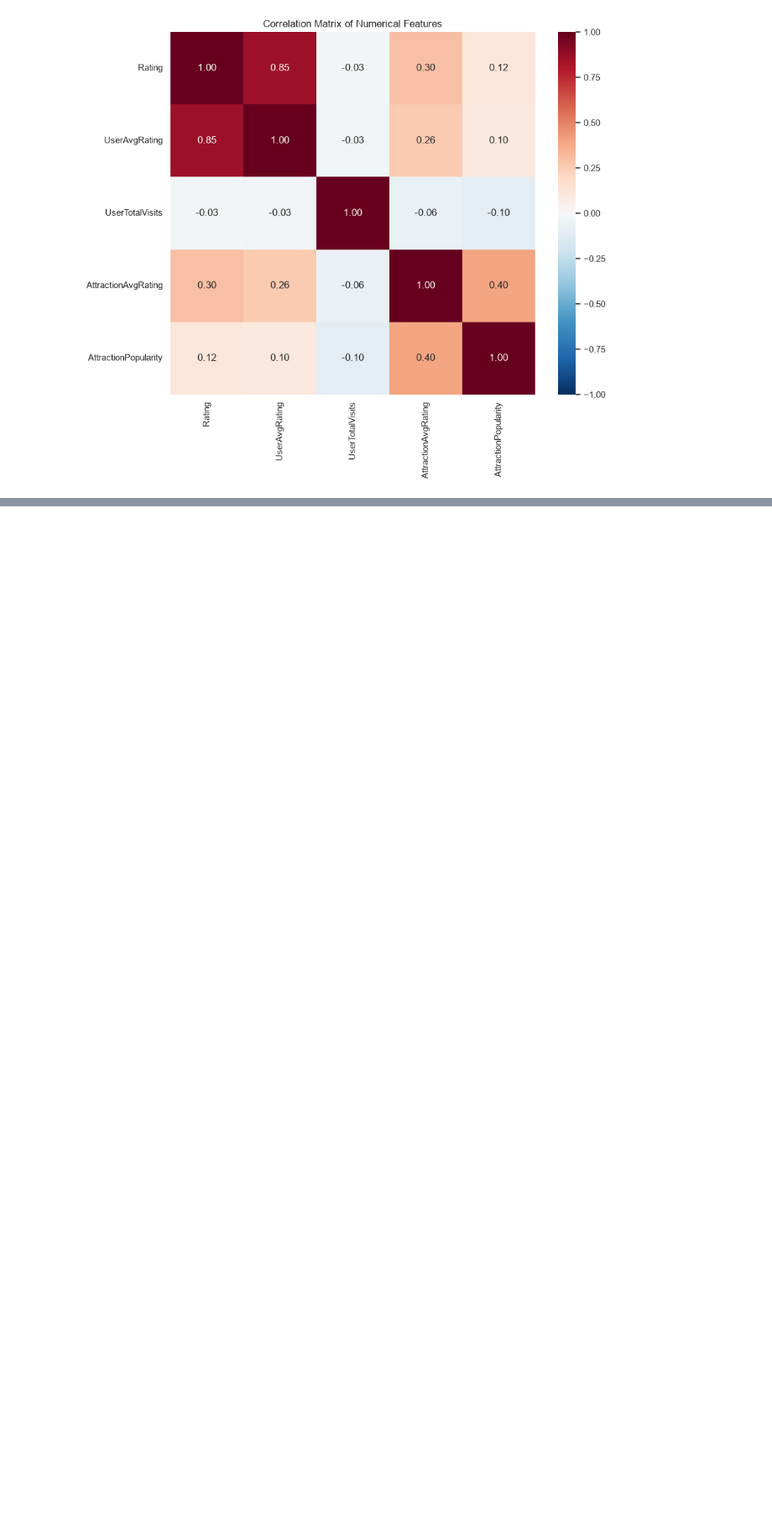
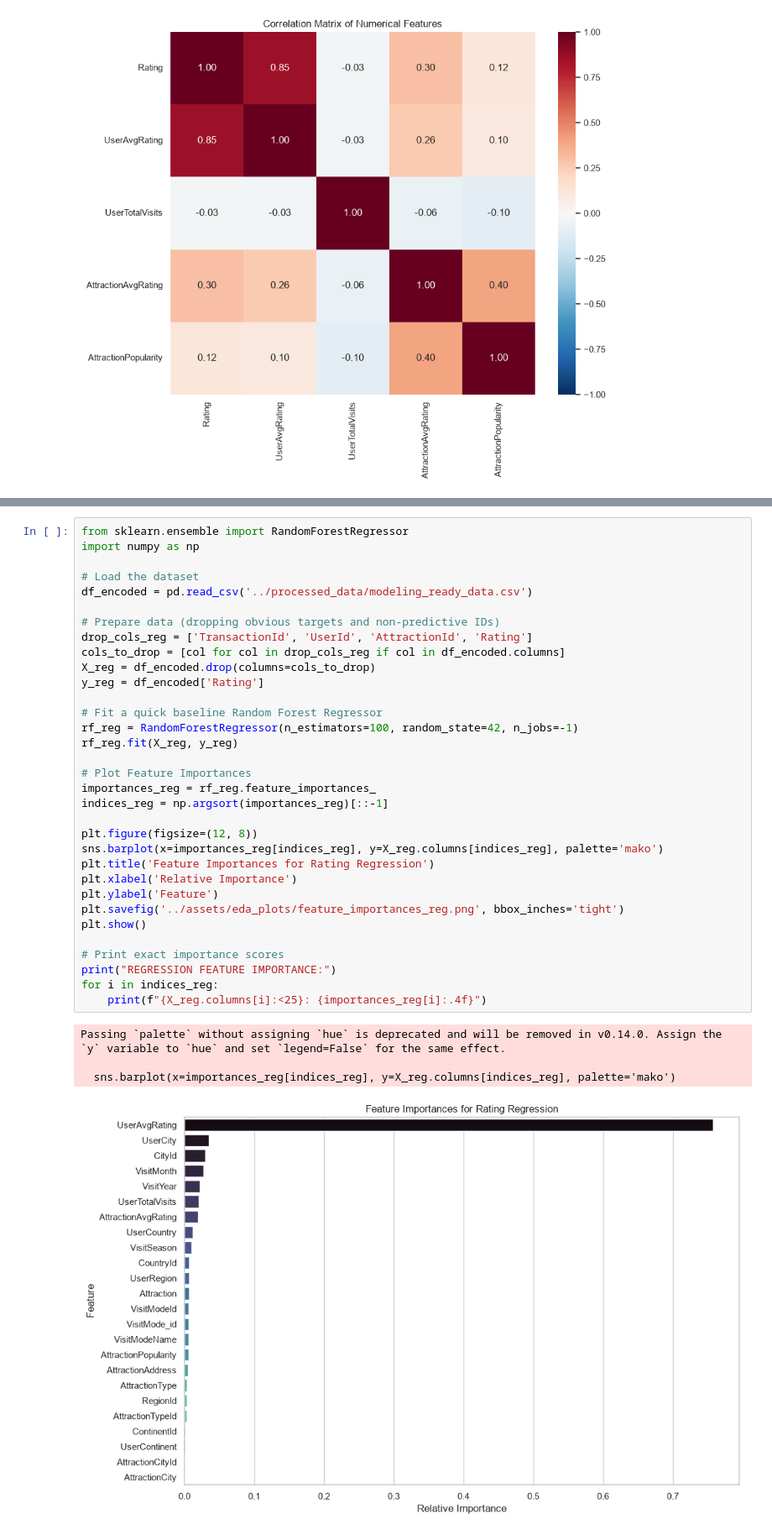
Before and after one commit to nathdhiman005-svg/Tourism-Experience-Analytics-Classification_Prediction_and-Recommendation-System, a Jupyter notebook: notebooks/02_EDA.ipynb, the cells around one changed output, grey strips where cells are left out. Shown at 84% size. Cells and saved outputs as stored; diff of their text form; blank space fills up the shorter version.

```diff
--- a/notebooks/02_EDA.ipynb
+++ b/notebooks/02_EDA.ipynb
@@ -157,0 +161,38 @@ plt.show()
+# %%
+from sklearn.ensemble import RandomForestRegressor
+import numpy as np
+
+# Load the dataset
+df_encoded = pd.read_csv('../processed_data/modeling_ready_data.csv')
+
+# Prepare data (dropping obvious targets and non-predictive IDs)
+drop_cols_reg = ['TransactionId', 'UserId', 'AttractionId', 'Rating']
+cols_to_drop = [col for col in drop_cols_reg if col in df_encoded.columns]
+X_reg = df_encoded.drop(columns=cols_to_drop)
+y_reg = df_encoded['Rating']
+
+# Fit a quick baseline Random Forest Regressor
+rf_reg = RandomForestRegressor(n_estimators=100, random_state=42, n_jobs=-1)
+rf_reg.fit(X_reg, y_reg)
+
+# Plot Feature Importances
+importances_reg = rf_reg.feature_importances_
+indices_reg = np.argsort(importances_reg)[::-1]
+
+plt.figure(figsize=(12, 8))
+sns.barplot(x=importances_reg[indices_reg], y=X_reg.columns[indices_reg], palette='mako')
+plt.title('Feature Importances for Rating Regression')
+plt.xlabel('Relative Importance')
+plt.ylabel('Feature')
+plt.savefig('../assets/eda_plots/feature_importances_reg.png', bbox_inches='tight')
+plt.show()
+
+# Print exact importance scores
+print("REGRESSION FEATURE IMPORTANCE:")
+for i in indices_reg:
+    print(f"{X_reg.columns[i]:<25}: {importances_reg[i]:.4f}")
+# %% [output]
+Passing `palette` without assigning `hue` is deprecated and will be removed in v0.14.0. Assign the `y` variable to `hue` and set `legend=False` for the same effect.
+
+  sns.barplot(x=importances_reg[indices_reg], y=X_reg.columns[indices_reg], palette='mako')
+[figure, added]
```
Also changed, not shown: parts of 2 cells of this notebook, 17 other files.
